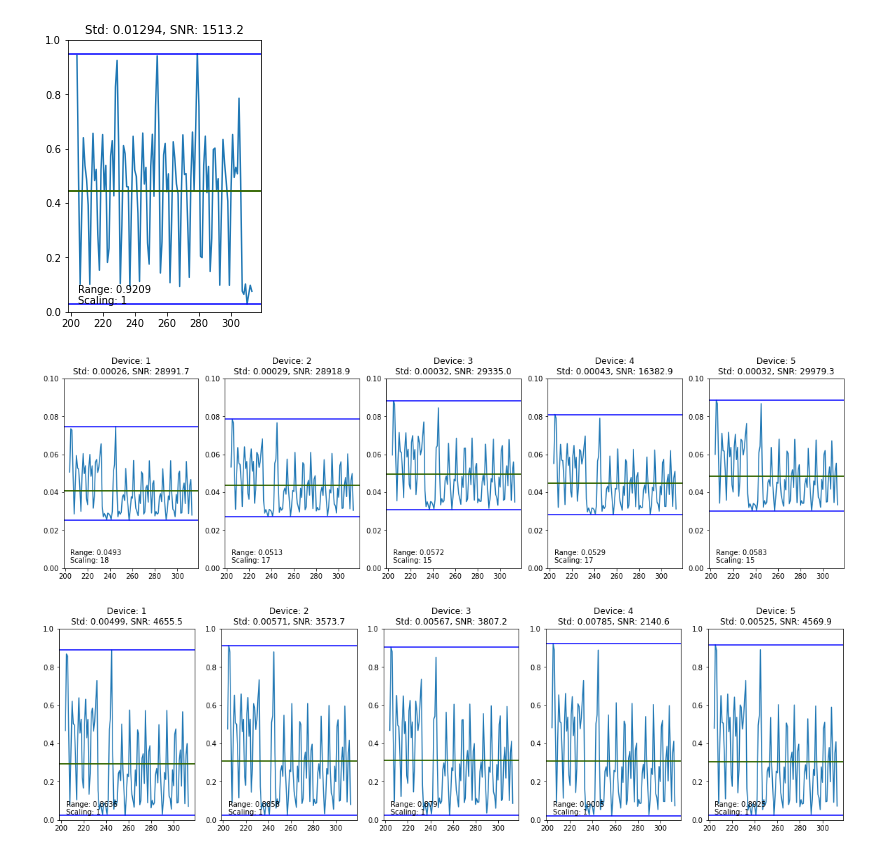
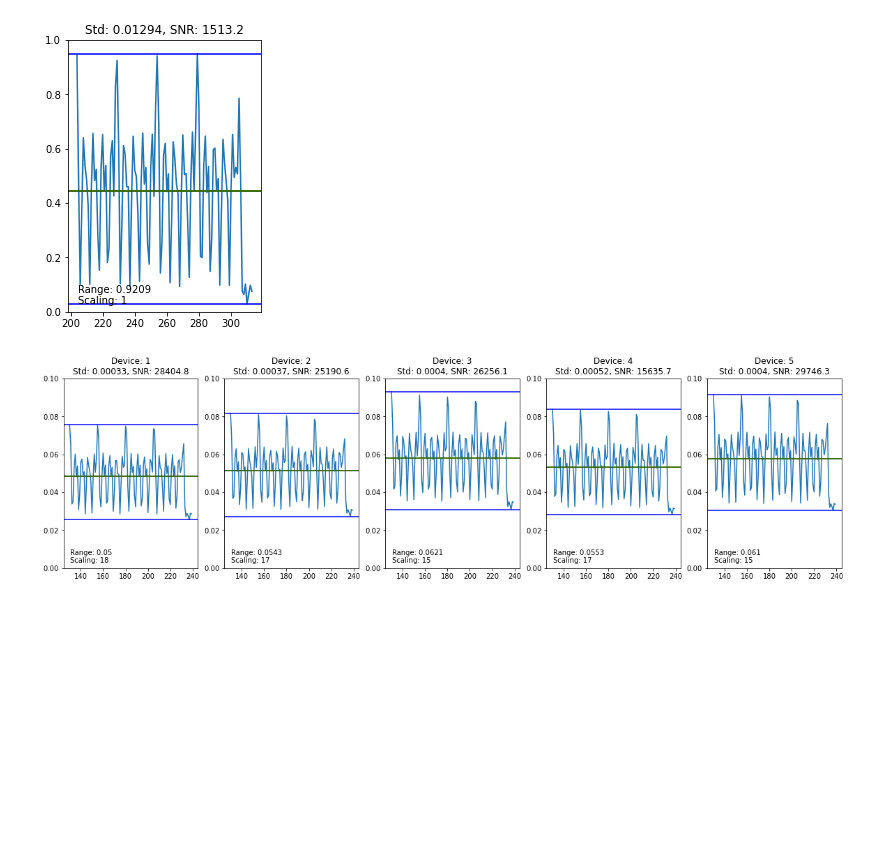
Before and after one commit to axelzedigh/MasterThesisResults, a Jupyter notebook: notebooks/Trace_metadata_db_visualization.ipynb, the cells around one changed output. Saved outputs shown, nothing was run; the diff lists cells and outputs as text; code cells hidden in the pictures; blank space fills up the shorter version.

```diff
--- a/notebooks/Trace_metadata_db_visualization.ipynb
+++ b/notebooks/Trace_metadata_db_visualization.ipynb
@@ -145,13 +145,14 @@ def plot_test_trace_metadata_depth__several(sets, trace_process_id):
 
     con2.close()
 # %%
-def plot_training_trace_metadata_depth__several(trace_process_id):
+def plot_training_trace_metadata_depth__several(range_start=204, range_end=314):
     # This function is based on legacy data
-    database = get_db_absolute_path("trace_metadata.db")
+    database = get_db_absolute_path("main.db")
     con2 = lite.connect(database)
     query = "select * from trace_metadata_depth;"
     raw_data = pd.read_sql_query(query, con2)
     devices = [1, 2, 3, 4, 5]
+    trace_process_id = 2
 
     i=1
     plt.figure(figsize=(20,5))
@@ -169,16 +170,16 @@ def plot_training_trace_metadata_depth__several(trace_process_id):
         data = data[data["device"] == device]
         data = data[data["trace_process_id"] == trace_process_id]
         data = data[data["training_dataset_id"] == 1]
-        data[204:314].plot(x="data_point_index", y="mean_val", ax=ax)
+        data[range_start:range_end].plot(x="data_point_index", y="mean_val", ax=ax)
 
-        top_value = np.max(data[204:314]["mean_val"], axis=0)
-        bottom_value = np.min(data[204:314]["mean_val"], axis=0)
+        top_value = np.max(data[range_start:range_end]["mean_val"], axis=0)
+        bottom_value = np.min(data[range_start:range_end]["mean_val"], axis=0)
         dyn_range = top_value - bottom_value
         scaling_factor = 1/(max(data["mean_val"]) - min(data["mean_val"]))
-        mean_mean = np.mean(data[204:314]["mean_val"], axis=0)
-        mean_rms = np.mean(data[204:314]["rms_val"], axis=0)
-        mean_std = round(np.mean(data[204:314]["std_val"], axis=0), 5)
-        mean_snr = round(np.mean(data[204:314]["snr_val"], axis=0), 1)
+        mean_mean = np.mean(data[range_start:range_end]["mean_val"], axis=0)
+        mean_rms = np.mean(data[range_start:range_end]["rms_val"], axis=0)
+        mean_std = round(np.mean(data[range_start:range_end]["std_val"], axis=0), 5)
+        mean_snr = round(np.mean(data[range_start:range_end]["snr_val"], axis=0), 1)
 
         ax.axhline(top_value, c="b")
         ax.axhline(bottom_value, c="b")
@@ -290,9 +291,7 @@ plot_test_trace_metadata_depth__several(sets, 3)
 plot_training_trace_metadata_depth__training_set_used()
 # %% [output]
 [figure]
-# %%
-plot_training_trace_metadata_depth__several(2)
-plot_training_trace_metadata_depth__several(3)
-# %% [output]
-[figure, removed]
-[figure, removed]
+# %%
+plot_training_trace_metadata_depth__several(130,240)
+# %% [output]
+[figure, added]
```
Also changed, not shown: parts of 4 cells of this notebook, 7 other files.
